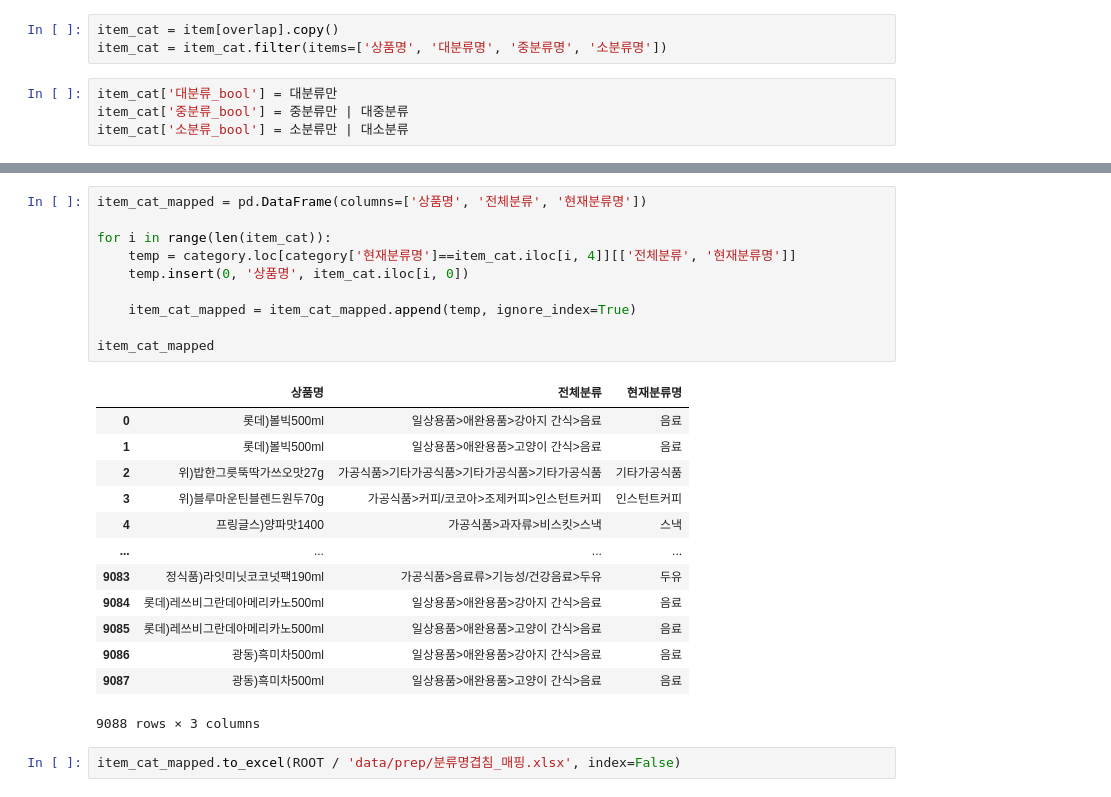
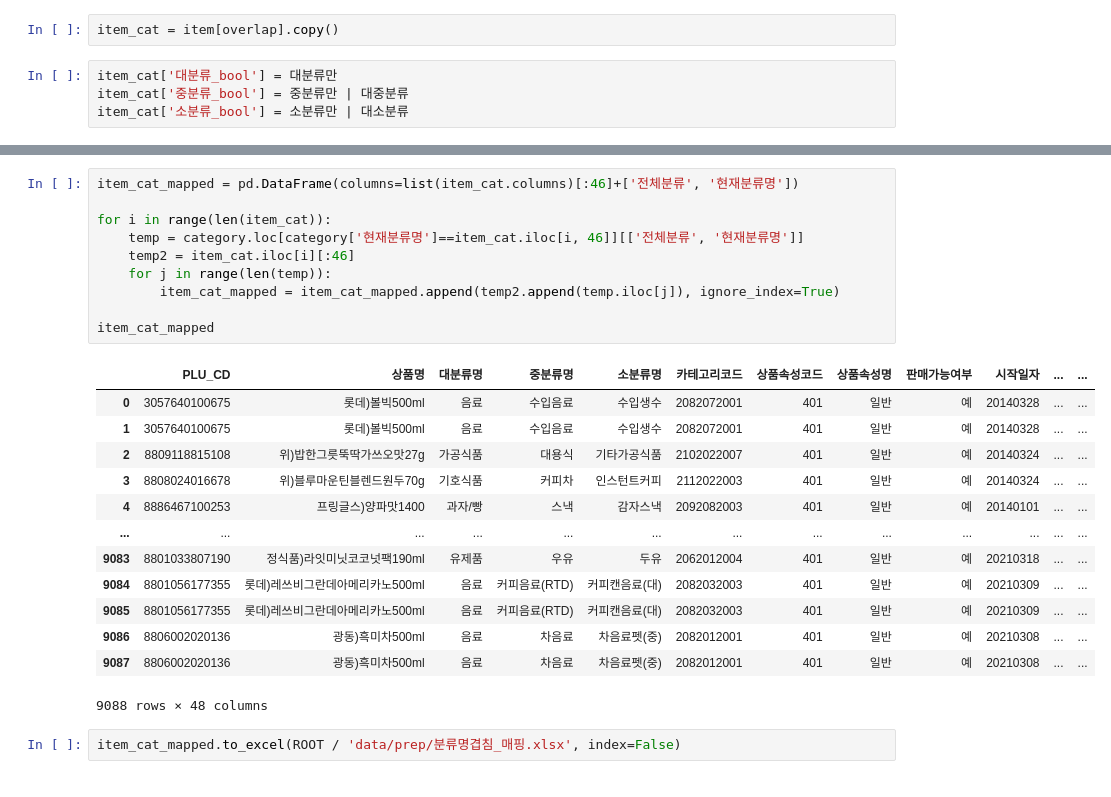
Before and after one commit to almostzero/emart24_codes, a Jupyter notebook: KJH/EDA_분류명겹침.ipynb, the cells around one changed output, grey strips where cells are left out. Drawn from its saved outputs; the diff is of its cells as text.

```diff
--- a/KJH/EDA_분류명겹침.ipynb
+++ b/KJH/EDA_분류명겹침.ipynb
@@ -97,7 +97,6 @@ print('대소분류:', item[대소분류]['소분류명'].unique())
 대소분류: ['숙취해소음료' '전통음료' '탄산수']
 # %%
 item_cat = item[overlap].copy()
-item_cat = item_cat.filter(items=['상품명', '대분류명', '중분류명', '소분류명'])
 # %%
 item_cat['대분류_bool'] = 대분류만
 item_cat['중분류_bool'] = 중분류만 | 대중분류
@@ -137,26 +136,26 @@ See the caveats in the documentation: https://pandas.pydata.org/pandas-docs/stab
 # %%
-item_cat_mapped = pd.DataFrame(columns=['상품명', '전체분류', '현재분류명'])
+item_cat_mapped = pd.DataFrame(columns=list(item_cat.columns)[:46]+['전체분류', '현재분류명'])
 
 for i in range(len(item_cat)):
-    temp = category.loc[category['현재분류명']==item_cat.iloc[i, 4]][['전체분류', '현재분류명']]
-    temp.insert(0, '상품명', item_cat.iloc[i, 0])
-
-    item_cat_mapped = item_cat_mapped.append(temp, ignore_index=True)
+    temp = category.loc[category['현재분류명']==item_cat.iloc[i, 46]][['전체분류', '현재분류명']]
+    temp2 = item_cat.iloc[i][:46]
+    for j in range(len(temp)):
+        item_cat_mapped = item_cat_mapped.append(temp2.append(temp.iloc[j]), ignore_index=True)
 
 item_cat_mapped
 # %% [output]
-|  | 상품명 | 전체분류 | 현재분류명 |
-| 0 | 롯데)볼빅500ml | 일상용품>애완용품>강아지 간식>음료 | 음료 |
-| 1 | 롯데)볼빅500ml | 일상용품>애완용품>고양이 간식>음료 | 음료 |
-| 2 | 위)밥한그릇뚝딱가쓰오맛27g | 가공식품>기타가공식품>기타가공식품>기타가공식품 | 기타가공식품 |
-| 3 | 위)블루마운틴블렌드원두70g | 가공식품>커피/코코아>조제커피>인스턴트커피 | 인스턴트커피 |
-| 4 | 프링글스)양파맛1400 | 가공식품>과자류>비스킷>스낵 | 스낵 |
-| ... | ... | ... | ... |
-| 9083 | 정식품)라잇미닛코코넛팩190ml | 가공식품>음료류>기능성/건강음료>두유 | 두유 |
-| 9084 | 롯데)레쓰비그란데아메리카노500ml | 일상용품>애완용품>강아지 간식>음료 | 음료 |
-| 9085 | 롯데)레쓰비그란데아메리카노500ml | 일상용품>애완용품>고양이 간식>음료 | 음료 |
-| 9086 | 광동)흑미차500ml | 일상용품>애완용품>강아지 간식>음료 | 음료 |
-| 9087 | 광동)흑미차500ml | 일상용품>애완용품>고양이 간식>음료 | 음료 |
+|  | PLU_CD | 상품명 | 대분류명 | 중분류명 | 소분류명 | 카테고리코드 | 상품속성코드 | 상품속성명 | 판매가능여부 | 시작일자 | ... | ... |
+| 0 | 3057640100675 | 롯데)볼빅500ml | 음료 | 수입음료 | 수입생수 | 2082072001 | 401 | 일반 | 예 | 20140328 | ... | ... |
+| 1 | 3057640100675 | 롯데)볼빅500ml | 음료 | 수입음료 | 수입생수 | 2082072001 | 401 | 일반 | 예 | 20140328 | ... | ... |
+| 2 | 8809118815108 | 위)밥한그릇뚝딱가쓰오맛27g | 가공식품 | 대용식 | 기타가공식품 | 2102022007 | 401 | 일반 | 예 | 20140324 | ... | ... |
+| 3 | 8808024016678 | 위)블루마운틴블렌드원두70g | 기호식품 | 커피차 | 인스턴트커피 | 2112022003 | 401 | 일반 | 예 | 20140324 | ... | ... |
+| 4 | 8886467100253 | 프링글스)양파맛1400 | 과자/빵 | 스낵 | 감자스낵 | 2092082003 | 401 | 일반 | 예 | 20140101 | ... | ... |
+| ... | ... | ... | ... | ... | ... | ... | ... | ... | ... | ... | ... | ... |
+| 9083 | 8801033807190 | 정식품)라잇미닛코코넛팩190ml | 유제품 | 우유 | 두유 | 2062012004 | 401 | 일반 | 예 | 20210318 | ... | ... |
+| 9084 | 8801056177355 | 롯데)레쓰비그란데아메리카노500ml | 음료 | 커피음료(RTD) | 커피캔음료(대) | 2082032003 | 401 | 일반 | 예 | 20210309 | ... | ... |
+| 9085 | 8801056177355 | 롯데)레쓰비그란데아메리카노500ml | 음료 | 커피음료(RTD) | 커피캔음료(대) | 2082032003 | 401 | 일반 | 예 | 20210309 | ... | ... |
+| 9086 | 8806002020136 | 광동)흑미차500ml | 음료 | 차음료 | 차음료펫(중) | 2082012001 | 401 | 일반 | 예 | 20210308 | ... | ... |
+| 9087 | 8806002020136 | 광동)흑미차500ml | 음료 | 차음료 | 차음료펫(중) | 2082012001 | 401 | 일반 | 예 | 20210308 | ... | ... |
-9088 rows × 3 columns
+9088 rows × 48 columns
 # %%
 item_cat_mapped.to_excel(ROOT / 'data/prep/분류명겹침_매핑.xlsx', index=False)
```
Also changed, not shown: parts of 2 cells of this notebook, 3 other files.
